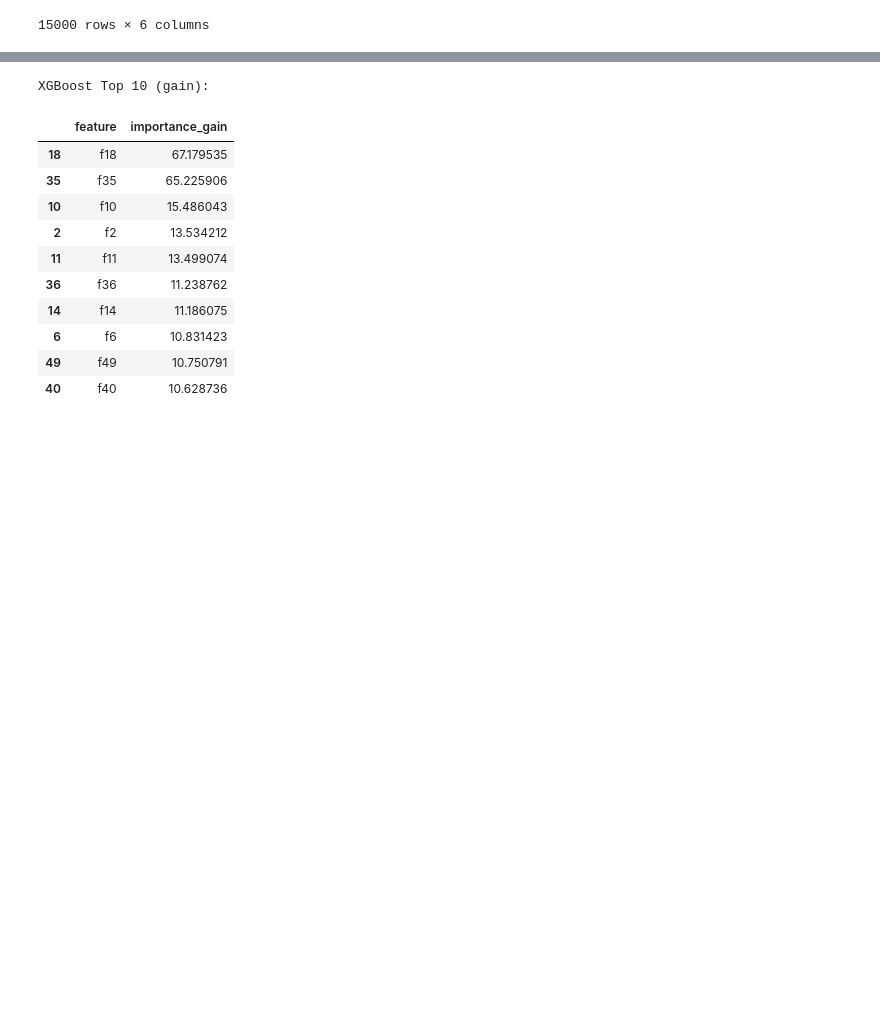
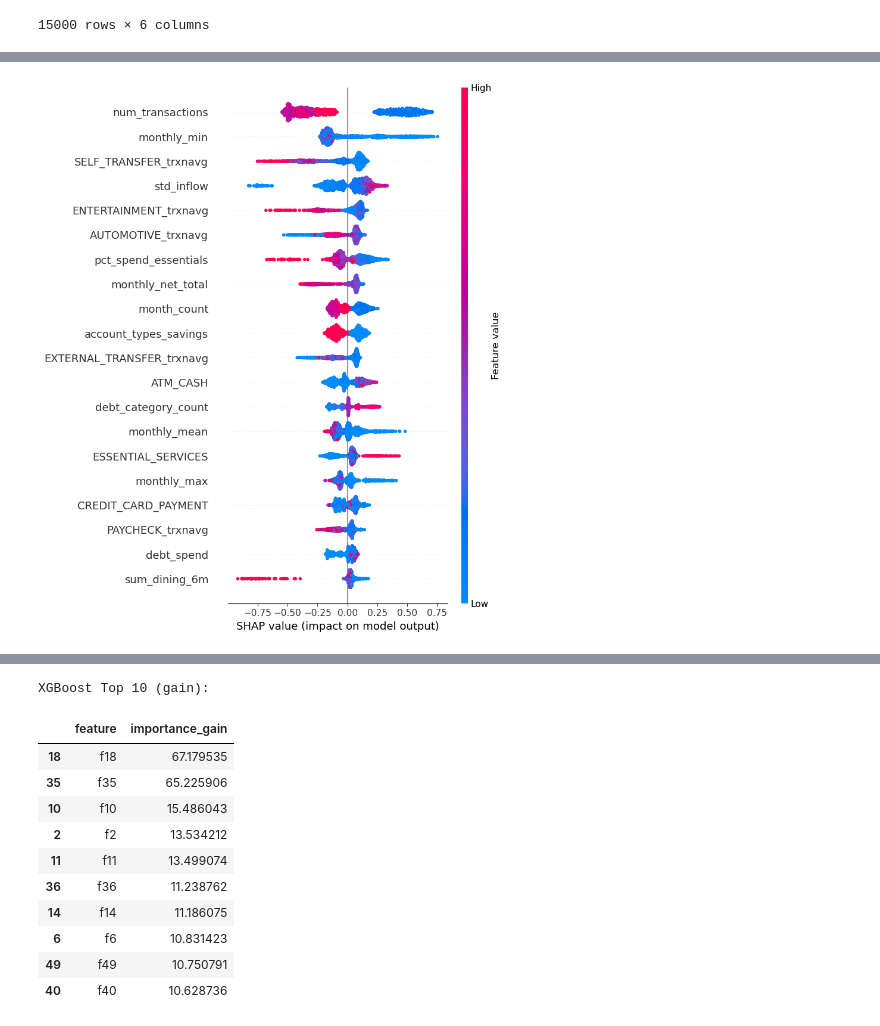
Before and after one commit to elliekwang/DSC180A_B01_2, a Jupyter notebook: Winter_2026/ellie_w8.ipynb, the cells around one changed output, grey strips where cells are left out. Cells and saved outputs as stored; diff of their text form; code cells hidden in the pictures; blank space fills up the shorter version.

```diff
--- a/Winter_2026/ellie_w8.ipynb
+++ b/Winter_2026/ellie_w8.ipynb
@@ -2548,0 +2804,34 @@ final_output
+# %%
+# pick which X to explain
+Xtr = X_train_50.copy() if "X_train_50" in globals() else X_train.copy()
+Xte = X_test_50.copy()  if "X_test_50"  in globals() else X_test.copy()
+
+# pull out steps
+imputer = lgb_final.named_steps["imputer"]
+clf = lgb_final.named_steps["clf"]
+
+# transform data exactly the same way the model sees it
+Xtr_imp = imputer.transform(Xtr)
+Xte_imp = imputer.transform(Xte)
+
+# keep feature names for plots
+feature_names = list(Xtr.columns)
+
+# (optional) speed: use a smaller background set for SHAP
+bg_size = min(1000, Xtr_imp.shape[0])
+rng = np.random.default_rng(42)
+bg_idx = rng.choice(Xtr_imp.shape[0], size=bg_size, replace=False)
+X_bg = Xtr_imp[bg_idx]
+
+# Build explainer (TreeExplainer under the hood for LGBM)
+explainer = shap.Explainer(clf, X_bg, feature_names=feature_names)
+
+# Explain a subset of test rows for speed (optional)
+explain_n = min(2000, Xte_imp.shape[0])
+X_explain = Xte_imp[:explain_n]
+
+shap_values = explainer(X_explain)
+# %%
+shap.summary_plot(shap_values, feature_names=feature_names)
+# %% [output]
+[figure, added]
```
Also changed, not shown: parts of 51 cells of this notebook.
